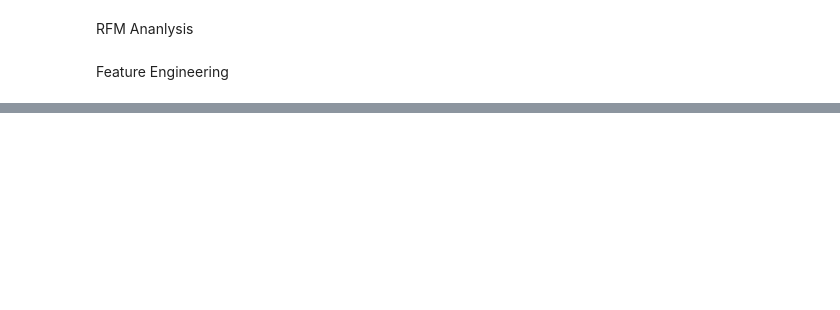
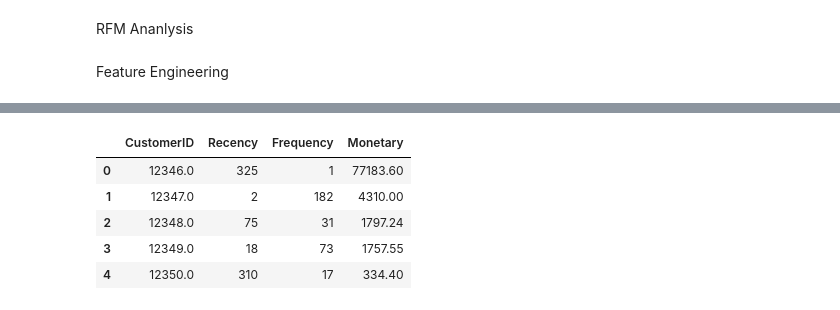
Before and after one commit to SaamarthMeston/Capstone-Project-4-Online-Retail-, a Jupyter notebook: Capstone_Project_4(Online_Retail).ipynb, the cells around one changed output, grey strips where cells are left out. Drawn from its saved outputs; the diff is of its cells as text; code cells hidden in the pictures; blank space fills up the shorter version.

```diff
--- a/Capstone_Project_4(Online_Retail).ipynb
+++ b/Capstone_Project_4(Online_Retail).ipynb
@@ -129,0 +178,7 @@ Retail_Working_RFM = Retail
+# %%
+Retail_Working_RFM['last'] = Refrence_Date - Retail_Working_RFM['InvoiceDate']
+# %%
+Recency_df = Retail_Working_RFM.groupby('CustomerID')['last'].min()
+Recency_df = Recency_df.reset_index()
+Recency_df.columns = ['CustomerID','Recency']
+Recency_df.head()
@@ -129,0 +192,2 @@ Retail_Working_RFM = Retail
+# %%
+Recency_df['Recency'] = Recency_df['Recency'].dt.days
@@ -129,0 +203,11 @@ Retail_Working_RFM = Retail
+# %%
+RFM_DF = pd.merge(pd.merge(Recency_df,Frequency_df, on= 'CustomerID', how= 'inner'),Monitary_df, on='CustomerID', how ='inner')
+# %%
+RFM_DF.head()
+# %% [output]
+|  | CustomerID | Recency | Frequency | Monetary |
+| 0 | 12346.0 | 325 | 1 | 77183.60 |
+| 1 | 12347.0 | 2 | 182 | 4310.00 |
+| 2 | 12348.0 | 75 | 31 | 1797.24 |
+| 3 | 12349.0 | 18 | 73 | 1757.55 |
+| 4 | 12350.0 | 310 | 17 | 334.40 |
```
Also changed, not shown: parts of 17 cells of this notebook.
